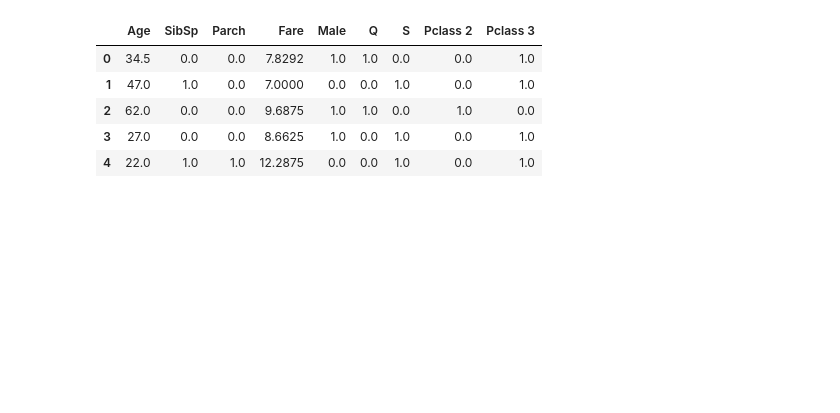
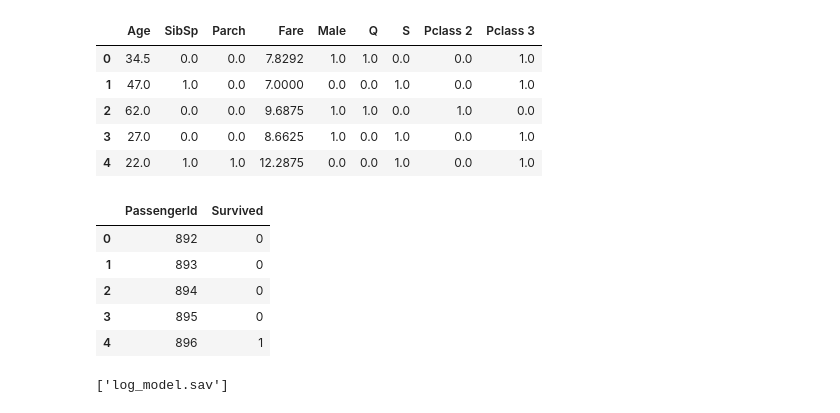
Before and after one commit to SaheedLawanson/Titanic-survivor-predictor, a Jupyter notebook: Titanic analysis.ipynb, the cells around one changed output. Drawn from its saved outputs; the diff is of its cells as text; code cells hidden in the pictures; blank space fills up the shorter version.

```diff
--- a/Titanic analysis.ipynb
+++ b/Titanic analysis.ipynb
@@ -40,6 +50,5 @@ pclass = pd.get_dummies(titanic_train['Pclass'], drop_first = True, prefix = 'Pc
 # Adding and removing the relevant columns
 
 titanic_train = pd.concat([titanic_train, sex, embarked, pclass], axis = 'columns')
-titanic_train.drop(['PassengerId', 'Pclass',
-              'Name', 'Ticket', 'Embarked', 'Sex'], axis = 'columns', inplace = True)
+titanic_train.drop(['PassengerId', 'Pclass', 'Name', 'Ticket', 'Embarked', 'Sex'], axis = 'columns', inplace = True)
 # %% [markdown]
@@ -121,9 +137,23 @@ titanic_test.head()
 # %%
 y_pred = log.predict(titanic_test)
 y_pred = pd.Series(y_pred)
 
 survived = pd.DataFrame({'PassengerId':list(range(892, 1310)), 'Survived': y_pred})
+survived.head()
+# %% [output]
+|  | PassengerId | Survived |
+| 0 | 892 | 0 |
+| 1 | 893 | 0 |
+| 2 | 894 | 0 |
+| 3 | 895 | 0 |
+| 4 | 896 | 1 |
 # %%
 # Send results to a csv file for submission
 
 survived.to_csv('survived.csv', index=False)
+# %%
+# Save model to a file for later use
+
+joblib.dump(log, 'log_model.sav')
+# %% [output]
+['log_model.sav']
```
Also changed, not shown: parts of 13 cells of this notebook, 2 other files.
